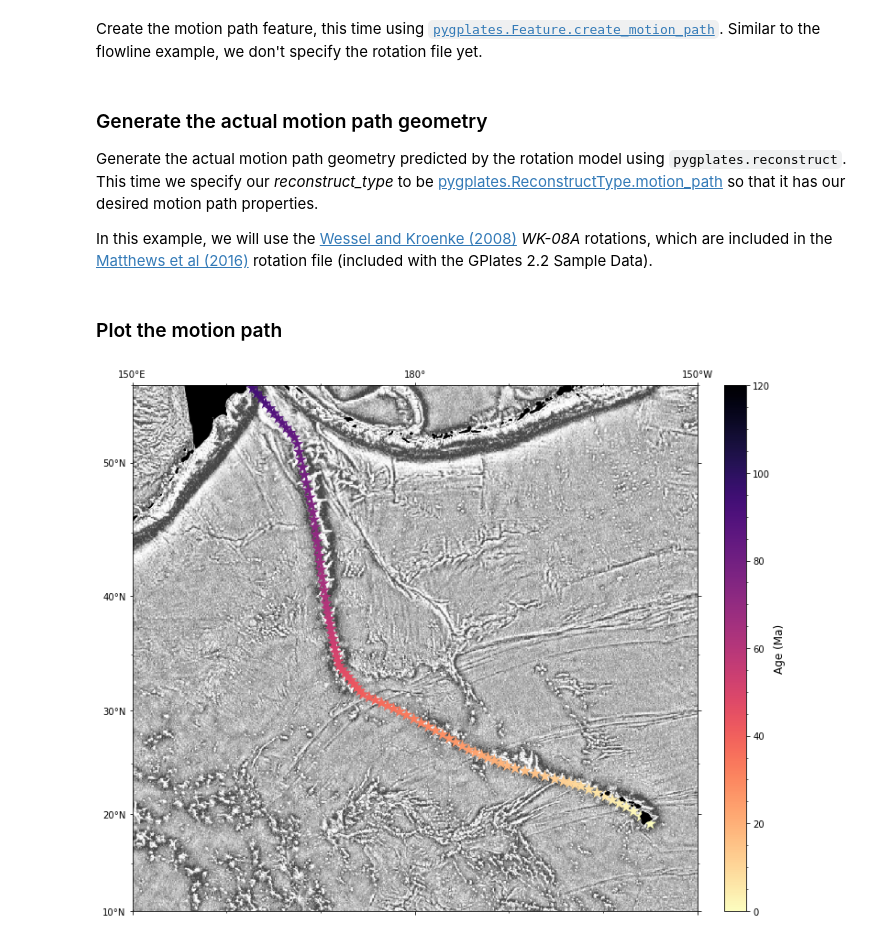
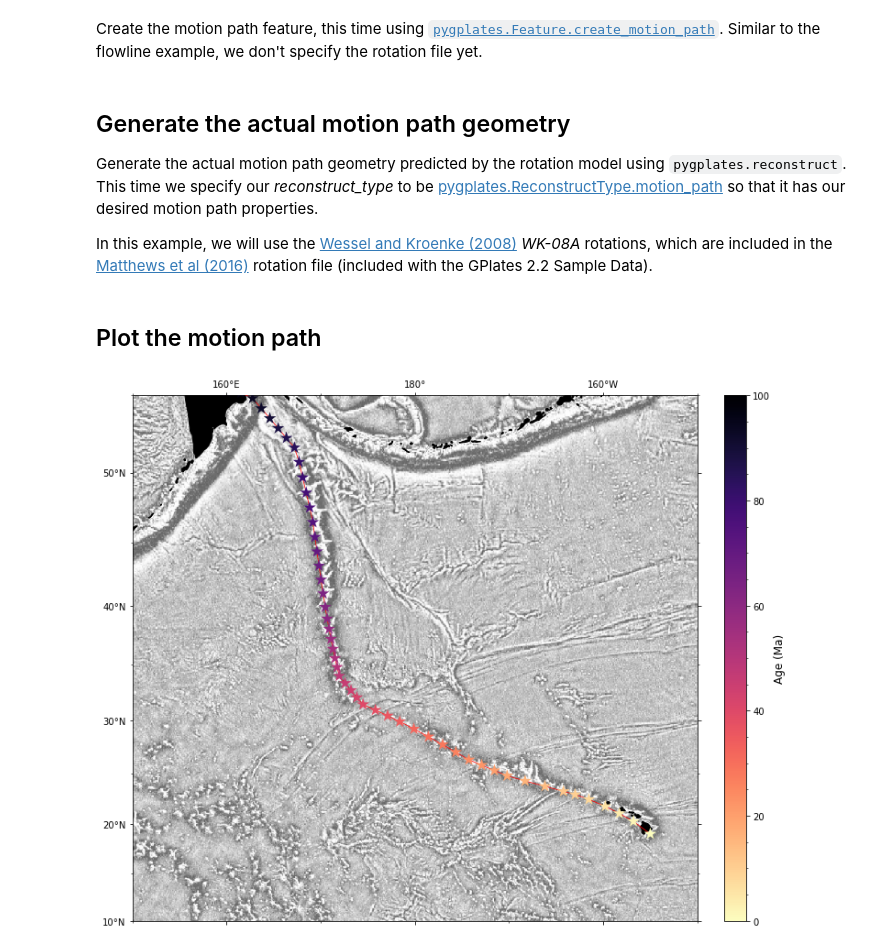
Before and after one commit to GPlates/pygplates-course-2022, a Jupyter notebook: 03-Motion-paths-and-flowlines.ipynb, the cells around one changed output. Cells and saved outputs as stored; diff of their text form; code cells hidden in the pictures.

```diff
--- a/03-Motion-paths-and-flowlines.ipynb
+++ b/03-Motion-paths-and-flowlines.ipynb
@@ -226,7 +230,9 @@ This time, we'll use the location of the Hawaii hotspot.
 seed_point = (19, -155)
 plate_ID = 2
 relative_plate_ID = 901
-times = np.arange(0, 121, 1)
+
+time_increment = 2
+times = np.arange(0, 102, time_increment)
 # %% [markdown]
 Create the motion path feature, this time using [`pygplates.Feature.create_motion_path`](https://www.gplates.org/docs/pygplates/generated/pygplates.feature#pygplates.Feature.create_motion_path). Similar to the flowline example, we don't specify the rotation file yet.
 # %%
@@ -237,7 +243,7 @@ motion_path_feature = pygplates.Feature.create_motion_path(seed_points_at_digiti
                                                            relative_plate=relative_plate_ID,
                                                            reconstruction_plate_id = plate_ID)
 # %% [markdown]
-### Generate the actual motion path geometry
+## Generate the actual motion path geometry
 
 Generate the actual motion path geometry predicted by the rotation model using `pygplates.reconstruct`. This time we specify our
 *reconstruct_type* to be [pygplates.ReconstructType.motion_path](https://www.gplates.org/docs/pygplates/generated/pygplates.reconstructedmotionpath#pygplates.ReconstructedMotionPath) so that it has our desired motion path properties.
@@ -253,7 +259,7 @@ reconstructed_motion_paths = []
 pygplates.reconstruct(motion_path_feature, rotation_model, reconstructed_motion_paths, reconstruction_time,
                       reconstruct_type=pygplates.ReconstructType.motion_path)
 # %% [markdown]
-### Plot the motion path
+## Plot the motion path
 # %%
 # --- Create figure
 
@@ -261,10 +267,10 @@ fig = plt.figure(figsize=(12, 12))
 ax = fig.add_subplot(111, projection=ccrs.Mercator(central_longitude=180))
 
 # --- Plot tick labels
-ax.set_xticks(np.arange(0, 360, 30), crs=ccrs.PlateCarree())
+ax.set_xticks(np.arange(0, 360, 20), crs=ccrs.PlateCarree())
 ax.set_yticks(np.arange(-90, 100, 10), crs=ccrs.PlateCarree())
-ax.set_xticks(np.arange(0,360,10), minor=True, crs=ccrs.PlateCarree())
-ax.set_yticks(np.arange(-90,90,5), minor=True, crs=ccrs.PlateCarree())
+ax.set_xticks(np.arange(0, 360, 10), minor=True, crs=ccrs.PlateCarree())
+ax.set_yticks(np.arange(-90, 90, 5), minor=True, crs=ccrs.PlateCarree())
 lon_formatter = LongitudeFormatter(zero_direction_label=True)
 lat_formatter = LatitudeFormatter()
 ax.xaxis.tick_top()  # labelled ticks on top
@@ -275,38 +281,47 @@ ax.yaxis.set_ticks_position('both')   # ticks on both left/right
 
 # --- Limit map extent
 lon_min = 150.
 lon_max = 210  # if I specify as -150, it will plot as the 'other' way around the world
 lat_min = 10.
 lat_max = 55
 ax.set_extent([lon_min, lon_max, lat_min, lat_max], crs=ccrs.PlateCarree())
 
 
 # ---- Plot gravity
-ax.imshow(img, cmap = 'Greys_r', origin='upper', extent=img_extent, alpha=0.75, transform=ccrs.PlateCarree(central_longitude=0), zorder=1)
+ax.imshow(img, cmap='Greys_r', origin='upper', extent=img_extent, alpha=0.6,
+          transform=ccrs.PlateCarree(central_longitude=0), zorder=1)
 
 # --- Plot filled coastlines
 ax.add_feature(cfeature.LAND, color='k', zorder=2)
 
-# --- Get the reconstructed motion path. This is easier than flowlines, since we don't have left and right sides
+# --- Get the reconstructed motion path.
+# This is easier than flowlines, since we don't have left and right sides
+date_line_wrapper = pygplates.DateLineWrapper()
 for reconstructed_motion_path in reconstructed_motion_paths:
+    wrapped_line = date_line_wrapper.wrap(line)
     trail = reconstructed_motion_path.get_motion_path().to_lat_lon_array()
 
 lon, lat = np.flipud(trail[:, 1]), np.flipud(trail[:, 0])
 
-# plot flowlines
-l = ax.scatter(lon, lat, 200, marker='*', c=flowline_times,
-               transform=ccrs.PlateCarree(), cmap=plt.cm.magma_r, edgecolor='none',
-               vmin=flowline_times[0], vmax=flowline_times[-1])
+# convert lons to 360 format (cartopy does not like plotting lines across the antimeridian)
+lon_360 = []
+for i in lon:
+    lon_360.append(i + 360 if i < 0 else i)
+
+# --- plot motion path
+ax.plot(lon_360, lat, color='r', linewidth=0.75, transform=ccrs.PlateCarree(), zorder=3)
+mp = ax.scatter(lon, lat, 200, marker='*', c=times, cmap=plt.cm.magma_r, edgecolor='none',
+                transform=ccrs.PlateCarree(), vmin=times[0], vmax=times[-1], zorder=4)
 
 # --- Set a colorbar to help visualise the passage of every Xth Myr.
 divider = make_axes_locatable(ax)
 cax = divider.new_horizontal(size="4%", pad=0.4, axes_class=plt.Axes)
 fig.add_axes(cax)
-cbar = plt.colorbar(l, cax=cax, orientation="vertical")
+cbar = plt.colorbar(mp, cax=cax, orientation="vertical")
 cbar.set_label('Age (Ma)', fontsize=12)
 cbar.ax.minorticks_on()
 
 
 plt.show()
 # %% [output]
-[figure, old version]
+[figure, new version]
```
Also changed, not shown: parts of 12 cells of this notebook.
